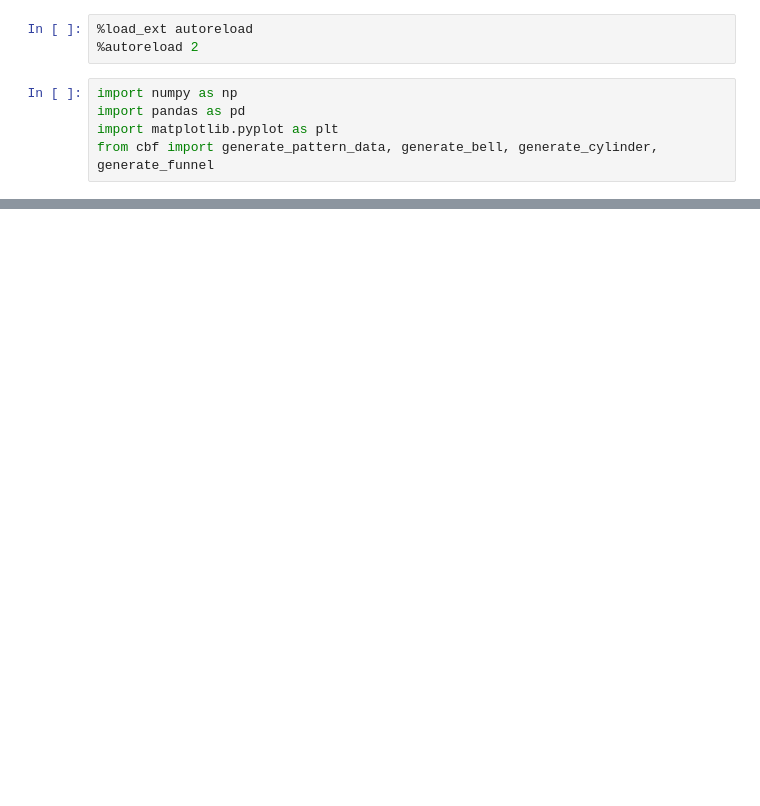
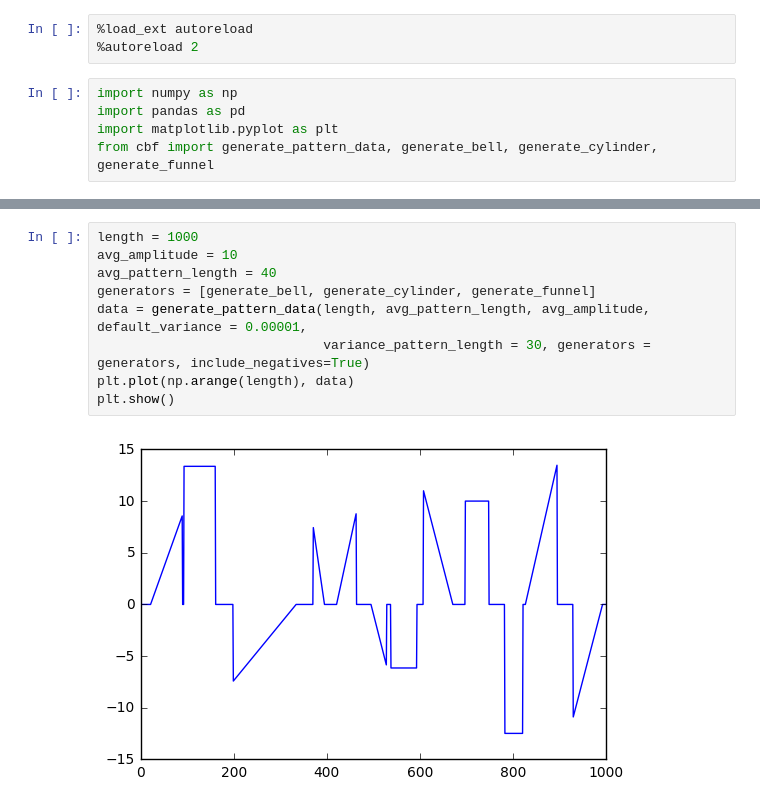
Before and after one commit to KDD-OpenSource/data-generation, a Jupyter notebook: generation_test.ipynb, the cells around one changed output, grey strips where cells are left out. Saved outputs shown, nothing was run; the diff lists cells and outputs as text; blank space fills up the shorter version.

Commit message:
fixed negative-index-bug and added more examples

```diff
--- a/generation_test.ipynb
+++ b/generation_test.ipynb
@@ -19,0 +20,11 @@ plt.show()
+# %%
+length = 1000
+avg_amplitude = 10
+avg_pattern_length = 40
+generators = [generate_bell, generate_cylinder, generate_funnel]
+data = generate_pattern_data(length, avg_pattern_length, avg_amplitude, default_variance = 0.00001,
+                             variance_pattern_length = 30, generators = generators, include_negatives=True)
+plt.plot(np.arange(length), data)
+plt.show()
+# %% [output]
+[figure, added]
```
Also changed, not shown: parts of 3 cells of this notebook.
